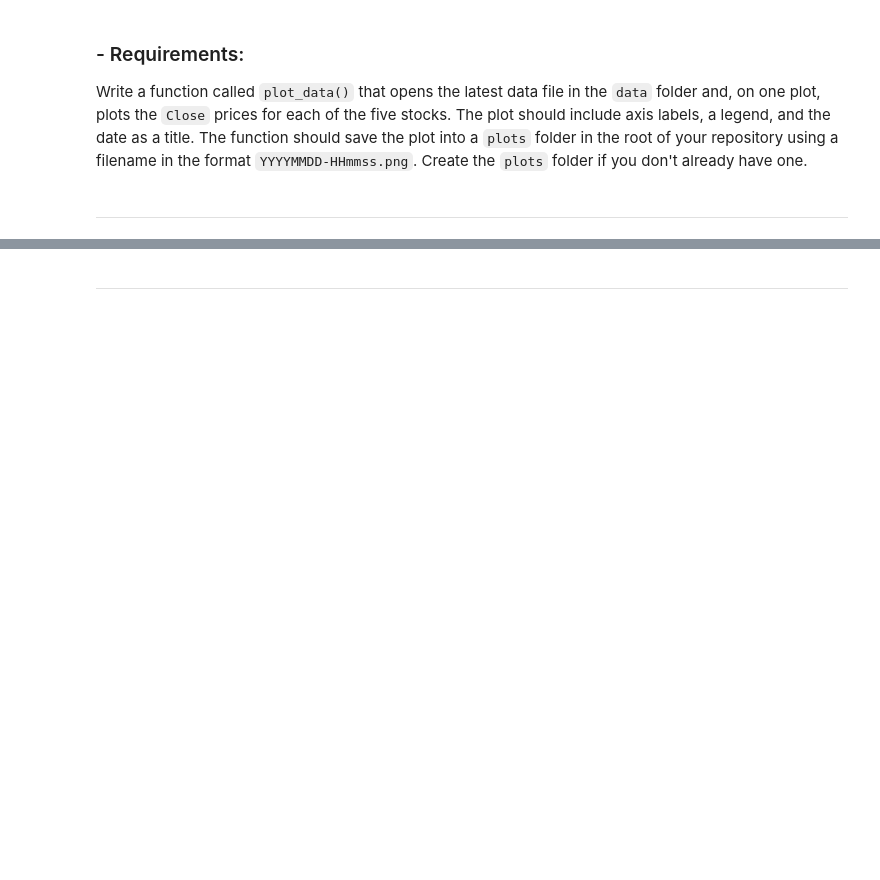
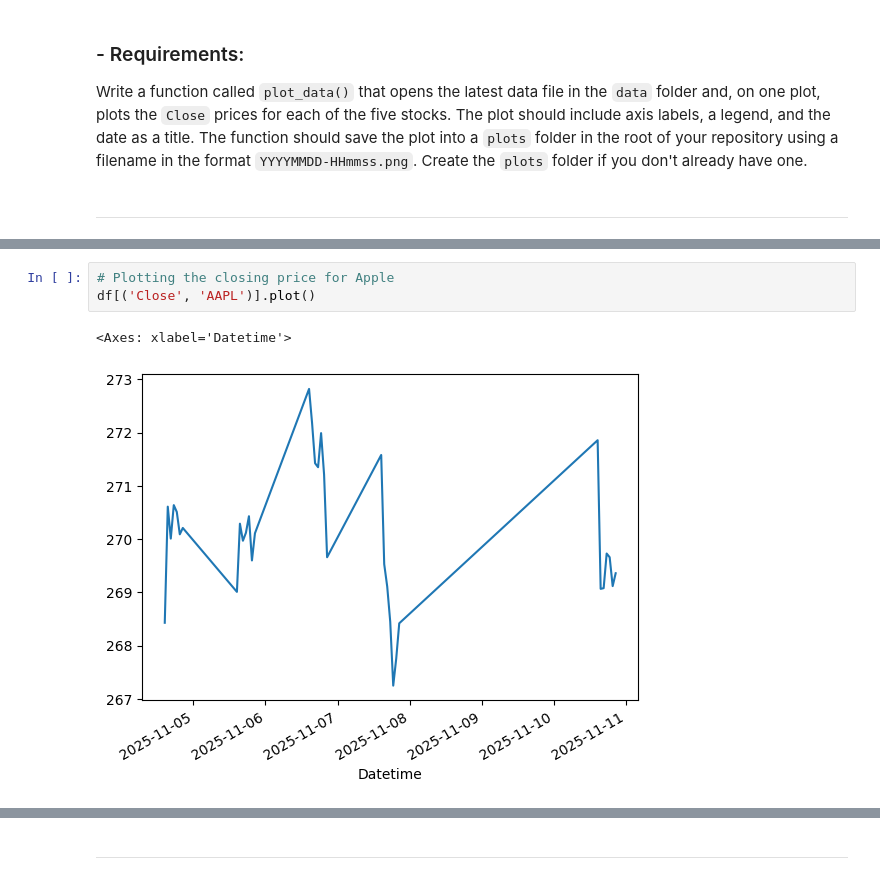
Before and after one commit to elainecazetta/computer_infrastructure, a Jupyter notebook: problems.ipynb, the cells around one changed output, grey strips where cells are left out. Saved outputs shown, nothing was run; the diff lists cells and outputs as text; blank space fills up the shorter version.

```diff
--- a/problems.ipynb
+++ b/problems.ipynb
@@ -306,0 +230,6 @@ def plot_data():
+# %%
+# Plotting the closing price for Apple
+df[('Close', 'AAPL')].plot()
+# %% [output]
+<Axes: xlabel='Datetime'>
+[figure, added]
```
Also changed, not shown: parts of 36 cells of this notebook.
